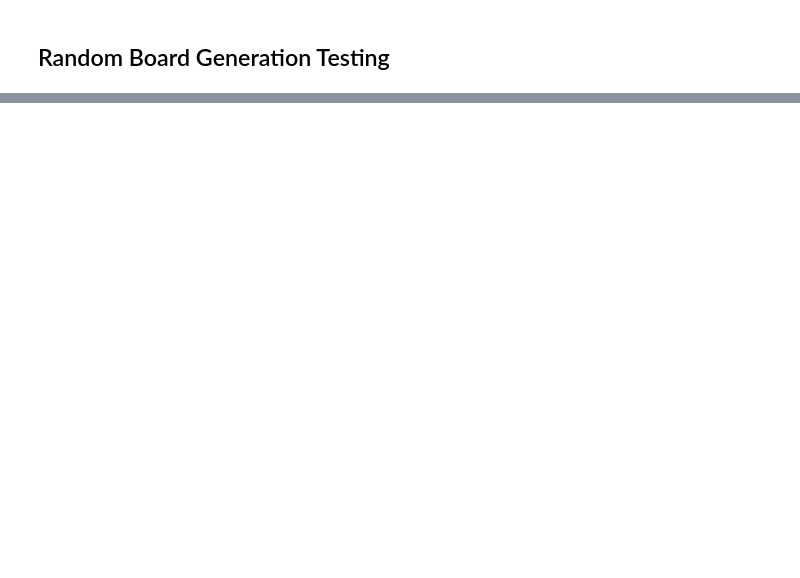
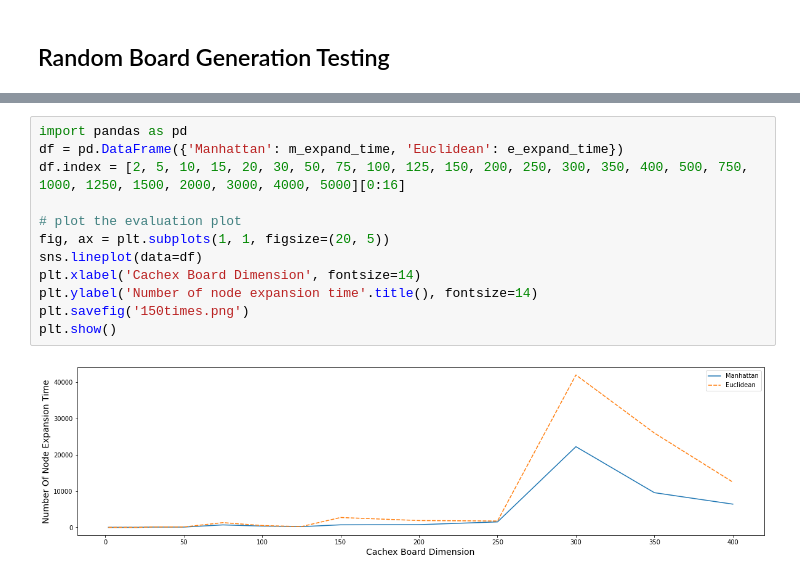
Before and after one commit to rNLKJA/Cachex-AI, a Jupyter notebook: Project Part A/notebook/Part A Testing Nodebook.ipynb, the cells around one changed output, grey strips where cells are left out. Drawn from its saved outputs; the diff is of its cells as text; blank space fills up the shorter version.

```diff
--- a/Project Part A/notebook/Part A Testing Nodebook.ipynb
+++ b/Project Part A/notebook/Part A Testing Nodebook.ipynb
@@ -360,0 +746,14 @@ int(5 * 5 / 2)
+# %%
+import pandas as pd
+df = pd.DataFrame({'Manhattan': m_expand_time, 'Euclidean': e_expand_time})
+df.index = [2, 5, 10, 15, 20, 30, 50, 75, 100, 125, 150, 200, 250, 300, 350, 400, 500, 750, 1000, 1250, 1500, 2000, 3000, 4000, 5000][0:16]
+
+# plot the evaluation plot
+fig, ax = plt.subplots(1, 1, figsize=(20, 5))
+sns.lineplot(data=df)
+plt.xlabel('Cachex Board Dimension', fontsize=14)
+plt.ylabel('Number of node expansion time'.title(), fontsize=14)
+plt.savefig('150times.png')
+plt.show()
+# %% [output]
+[figure, added]
```
Also changed, not shown: parts of 21 cells of this notebook, 1 other file.
